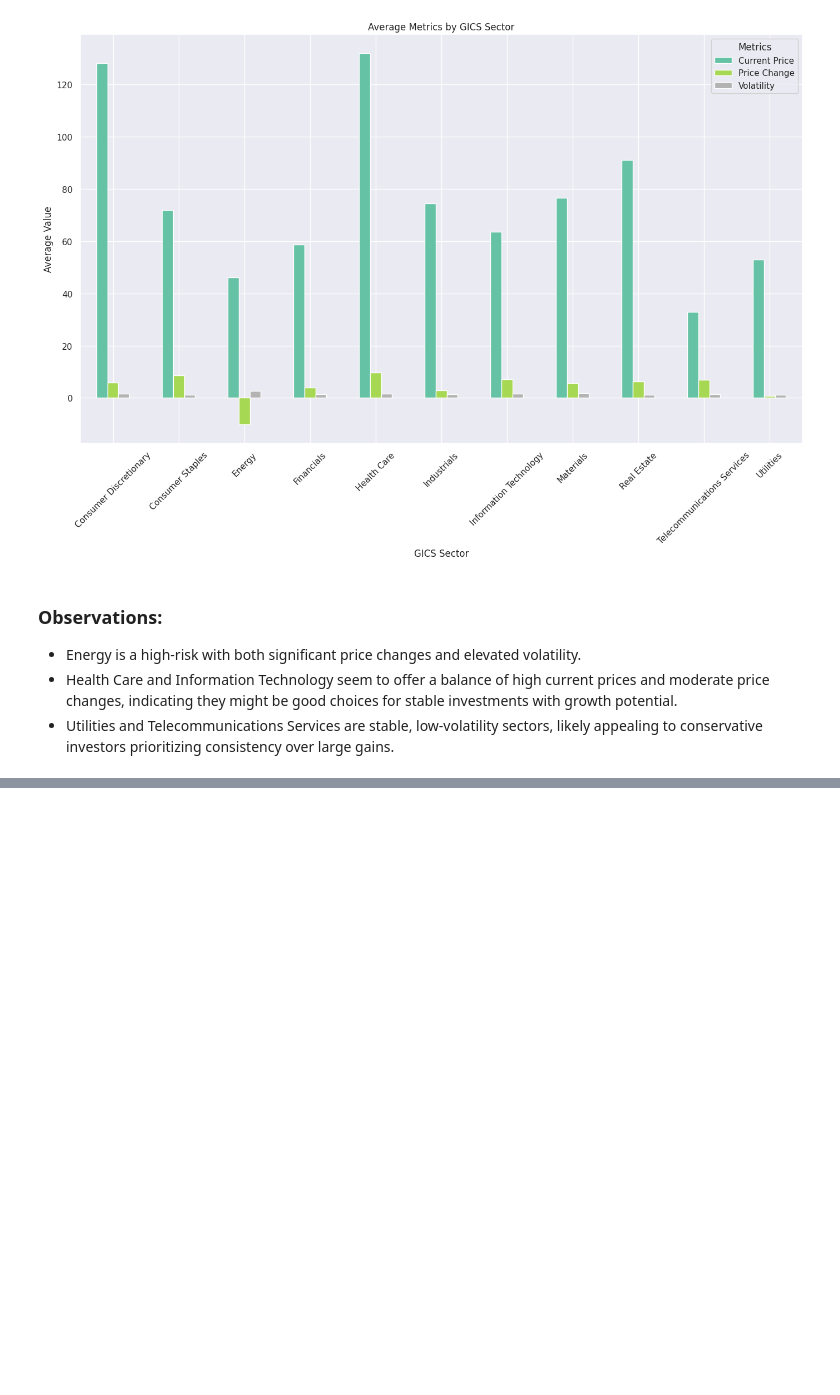
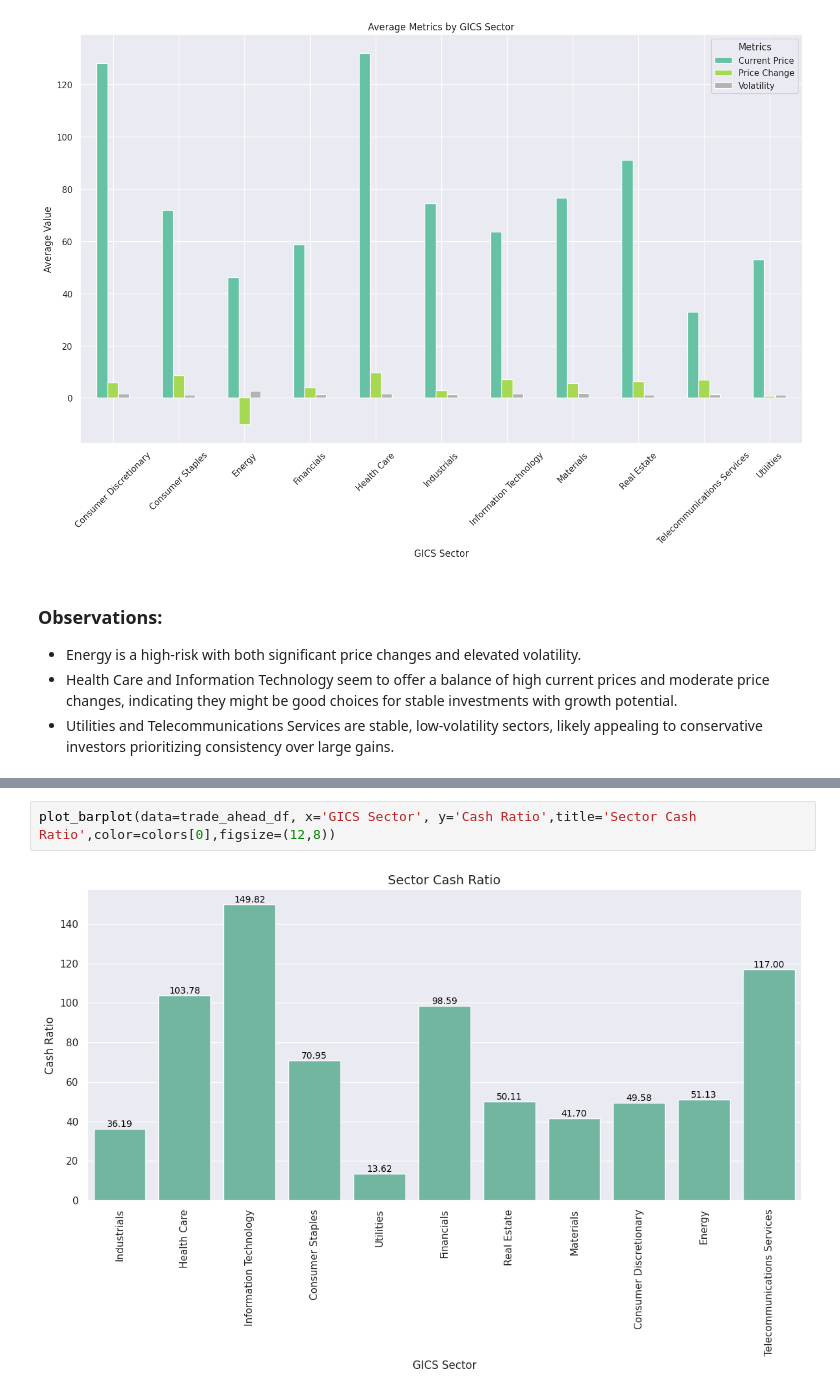
Before and after one commit to Rajesh2015/Trade-Ahead-Prediction, a Jupyter notebook: trade-ahead-solution.ipynb, the cells around one changed output, grey strips where cells are left out. Cells and saved outputs as stored; diff of their text form; blank space fills up the shorter version.

```diff
--- a/trade-ahead-solution.ipynb
+++ b/trade-ahead-solution.ipynb
@@ -927,0 +976,4 @@ plot_avg_metrics_by_category(trade_ahead_df,'GICS Sector',['Current Price','Pric
+# %%
+plot_barplot(data=trade_ahead_df, x='GICS Sector', y='Cash Ratio',title='Sector Cash Ratio',color=colors[0],figsize=(12,8))
+# %% [output]
+[figure, added]
```
Also changed, not shown: parts of 6 cells of this notebook.
